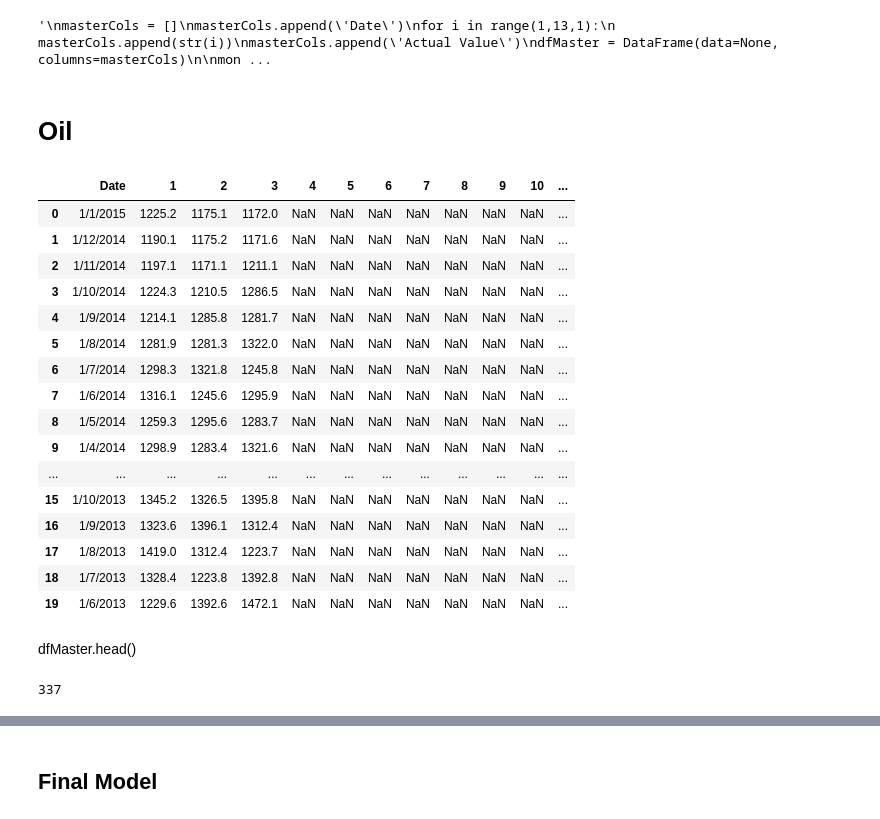
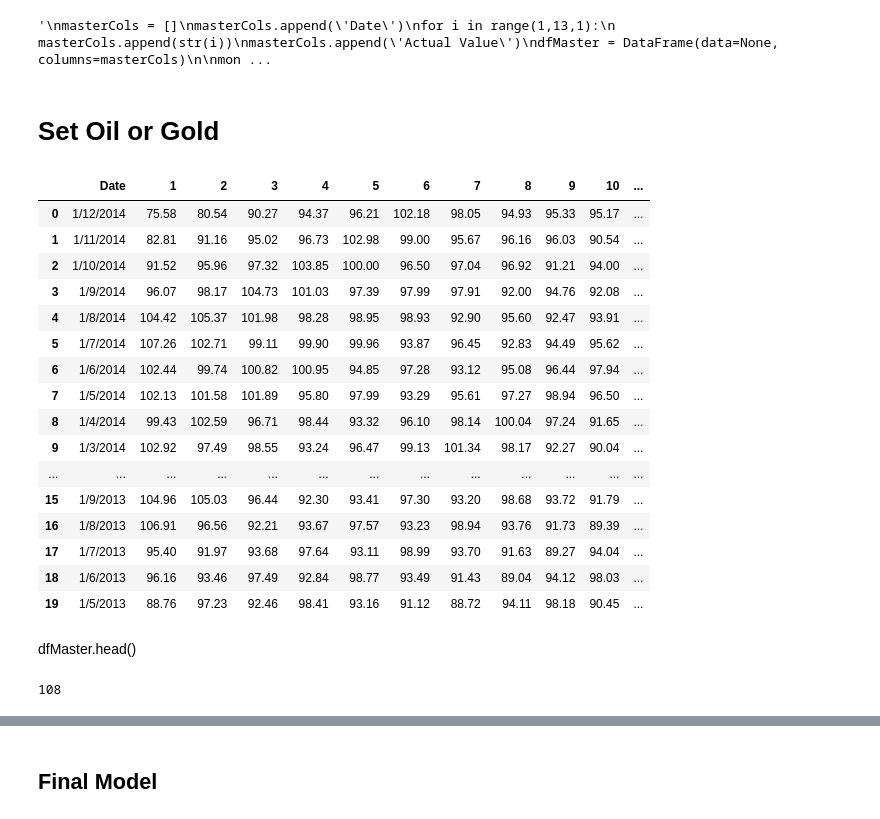
Before and after one commit to Sree-vathsan/CSE591-Data-Science-Project, a Jupyter notebook: FuturesContracts.ipynb, the cells around one changed output, grey strips where cells are left out. Saved outputs shown, nothing was run; the diff lists cells and outputs as text; code cells hidden in the pictures.

```diff
--- a/FuturesContracts.ipynb
+++ b/FuturesContracts.ipynb
@@ -62,34 +62,34 @@ dfMaster
 # %% [output]
 '\nmasterCols = []\nmasterCols.append(\'Date\')\nfor i in range(1,13,1):\n    masterCols.append(str(i))\nmasterCols.append(\'Actual Value\')\ndfMaster = DataFrame(data=None, columns=masterCols)\n\nmon ...
 # %% [markdown]
-# Oil
+# Set Oil or Gold
 # %%
 #Load the dfMaster directly
 #dfMaster = pd.read_csv("https://raw.githubusercontent.com/Sree-vathsan/CSE591-Data-Science-Project/master/data/FuturesMasterOil.csv")
-commodity = 1 #0 for Oil and 1 for Gold
+commodity = 0 #0 for Oil and 1 for Gold
 if (commodity == 0):
     dfMaster = pd.read_csv("data/FuturesMasterOil.csv")
 else:
     dfMaster = pd.read_csv("data/FuturesMasterGold.csv")
 dfMaster.head(20)
 # %% [output]
 |  | Date | 1 | 2 | 3 | 4 | 5 | 6 | 7 | 8 | 9 | 10 | ... |
-| 0 | 1/1/2015 | 1225.2 | 1175.1 | 1172.0 | NaN | NaN | NaN | NaN | NaN | NaN | NaN | ... |
-| 1 | 1/12/2014 | 1190.1 | 1175.2 | 1171.6 | NaN | NaN | NaN | NaN | NaN | NaN | NaN | ... |
-| 2 | 1/11/2014 | 1197.1 | 1171.1 | 1211.1 | NaN | NaN | NaN | NaN | NaN | NaN | NaN | ... |
-| 3 | 1/10/2014 | 1224.3 | 1210.5 | 1286.5 | NaN | NaN | NaN | NaN | NaN | NaN | NaN | ... |
-| 4 | 1/9/2014 | 1214.1 | 1285.8 | 1281.7 | NaN | NaN | NaN | NaN | NaN | NaN | NaN | ... |
-| 5 | 1/8/2014 | 1281.9 | 1281.3 | 1322.0 | NaN | NaN | NaN | NaN | NaN | NaN | NaN | ... |
-| 6 | 1/7/2014 | 1298.3 | 1321.8 | 1245.8 | NaN | NaN | NaN | NaN | NaN | NaN | NaN | ... |
-| 7 | 1/6/2014 | 1316.1 | 1245.6 | 1295.9 | NaN | NaN | NaN | NaN | NaN | NaN | NaN | ... |
-| 8 | 1/5/2014 | 1259.3 | 1295.6 | 1283.7 | NaN | NaN | NaN | NaN | NaN | NaN | NaN | ... |
-| 9 | 1/4/2014 | 1298.9 | 1283.4 | 1321.6 | NaN | NaN | NaN | NaN | NaN | NaN | NaN | ... |
+| 0 | 1/12/2014 | 75.58 | 80.54 | 90.27 | 94.37 | 96.21 | 102.18 | 98.05 | 94.93 | 95.33 | 95.17 | ... |
+| 1 | 1/11/2014 | 82.81 | 91.16 | 95.02 | 96.73 | 102.98 | 99.00 | 95.67 | 96.16 | 96.03 | 90.54 | ... |
+| 2 | 1/10/2014 | 91.52 | 95.96 | 97.32 | 103.85 | 100.00 | 96.50 | 97.04 | 96.92 | 91.21 | 94.00 | ... |
+| 3 | 1/9/2014 | 96.07 | 98.17 | 104.73 | 101.03 | 97.39 | 97.99 | 97.91 | 92.00 | 94.76 | 92.08 | ... |
+| 4 | 1/8/2014 | 104.42 | 105.37 | 101.98 | 98.28 | 98.95 | 98.93 | 92.90 | 95.60 | 92.47 | 93.91 | ... |
+| 5 | 1/7/2014 | 107.26 | 102.71 | 99.11 | 99.90 | 99.96 | 93.87 | 96.45 | 92.83 | 94.49 | 95.62 | ... |
+| 6 | 1/6/2014 | 102.44 | 99.74 | 100.82 | 100.95 | 94.85 | 97.28 | 93.12 | 95.08 | 96.44 | 97.94 | ... |
+| 7 | 1/5/2014 | 102.13 | 101.58 | 101.89 | 95.80 | 97.99 | 93.29 | 95.61 | 97.27 | 98.94 | 96.50 | ... |
+| 8 | 1/4/2014 | 99.43 | 102.59 | 96.71 | 98.44 | 93.32 | 96.10 | 98.14 | 100.04 | 97.24 | 91.65 | ... |
+| 9 | 1/3/2014 | 102.92 | 97.49 | 98.55 | 93.24 | 96.47 | 99.13 | 101.34 | 98.17 | 92.27 | 90.04 | ... |
 | ... | ... | ... | ... | ... | ... | ... | ... | ... | ... | ... | ... | ... |
-| 15 | 1/10/2013 | 1345.2 | 1326.5 | 1395.8 | NaN | NaN | NaN | NaN | NaN | NaN | NaN | ... |
-| 16 | 1/9/2013 | 1323.6 | 1396.1 | 1312.4 | NaN | NaN | NaN | NaN | NaN | NaN | NaN | ... |
-| 17 | 1/8/2013 | 1419.0 | 1312.4 | 1223.7 | NaN | NaN | NaN | NaN | NaN | NaN | NaN | ... |
-| 18 | 1/7/2013 | 1328.4 | 1223.8 | 1392.8 | NaN | NaN | NaN | NaN | NaN | NaN | NaN | ... |
-| 19 | 1/6/2013 | 1229.6 | 1392.6 | 1472.1 | NaN | NaN | NaN | NaN | NaN | NaN | NaN | ... |
+| 15 | 1/9/2013 | 104.96 | 105.03 | 96.44 | 92.30 | 93.41 | 97.30 | 93.20 | 98.68 | 93.72 | 91.79 | ... |
+| 16 | 1/8/2013 | 106.91 | 96.56 | 92.21 | 93.67 | 97.57 | 93.23 | 98.94 | 93.76 | 91.73 | 89.39 | ... |
+| 17 | 1/7/2013 | 95.40 | 91.97 | 93.68 | 97.64 | 93.11 | 98.99 | 93.70 | 91.63 | 89.27 | 94.04 | ... |
+| 18 | 1/6/2013 | 96.16 | 93.46 | 97.49 | 92.84 | 98.77 | 93.49 | 91.43 | 89.04 | 94.12 | 98.03 | ... |
+| 19 | 1/5/2013 | 88.76 | 97.23 | 92.46 | 98.41 | 93.16 | 91.12 | 88.72 | 94.11 | 98.18 | 90.45 | ... |
 # %% [markdown]
 dfMaster.head()
 # %%
@@ -154,7 +154,7 @@ for i in (1,2,3):
 #xTest.append(np.array(tempTest))
     #return xTest,xTrain,yTest,yTrain
 # %% [output]
-337
+108
 # %%
 #xTest,xTrain,yTest,yTrain = sepearateTestAndTrainData(dfMaster)
 result = mvLinearRegress(yTrain, xTrain)
```
Also changed, not shown: parts of 5 cells of this notebook.
